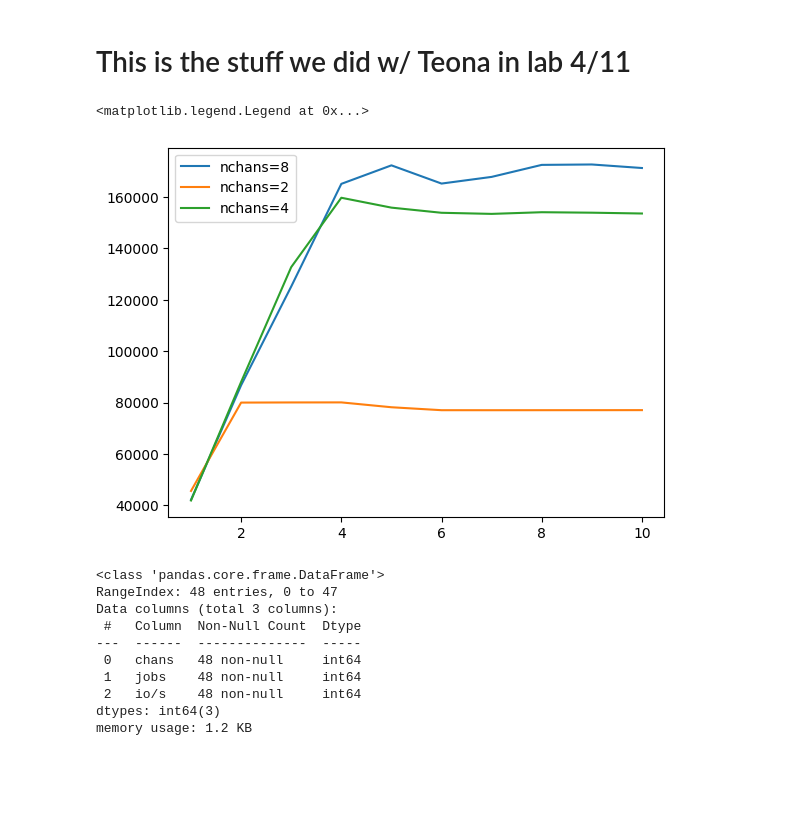
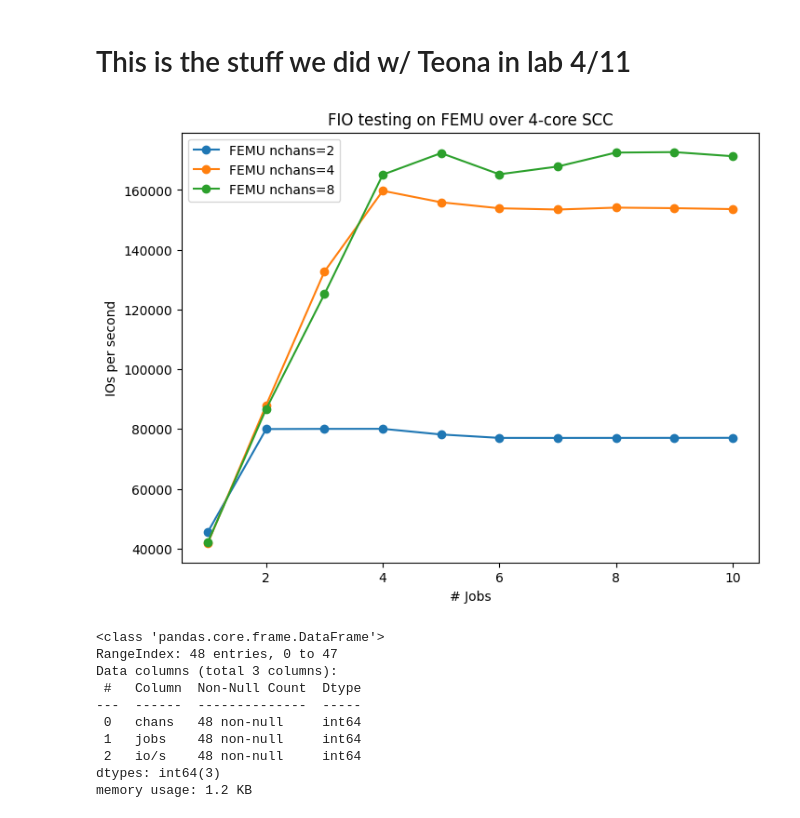
Before and after one commit to uenot/cs561-fproj-data, a Jupyter notebook: analysis.ipynb, the cells around one changed output. Drawn from its saved outputs; the diff is of its cells as text; code cells hidden in the pictures; blank space fills up the shorter version.

```diff
--- a/analysis.ipynb
+++ b/analysis.ipynb
@@ -211,17 +202,20 @@ plt.show();
 # %%
 # [285, 307, 307, 326, 322]
 # [43065, 89606, 133148, 173500, 169783]
 data = [42172, 86754, 125171, 165122, 172329, 165239, 167835, 172510, 172669, 171293]
 data2 = [45604, 79994, 80050, 80070, 78182, 77034, 77027, 77036, 77046, 77060]
 data3 = [41895, 88034, 132722, 159716, 155874, 153869, 153439, 154088, 153905, 153587]
 x = range(1, 11)
-plt.plot(x, data, label='nchans=8')
-plt.plot(x, data2, label='nchans=2')
-plt.plot(x, data3, label='nchans=4')
-plt.legend()
+fig, ax = plt.subplots(figsize=(8,6))
+ax.plot(x, data2, marker='o', label='FEMU nchans=2')
+ax.plot(x, data3, marker='o', label='FEMU nchans=4')
+ax.plot(x, data, marker='o', label='FEMU nchans=8')
+ax.set_xlabel('# Jobs')
+ax.set_ylabel('IOs per second')
+ax.set_title('FIO testing on FEMU over 4-core SCC')
+ax.legend();
 # %% [output]
-<matplotlib.legend.Legend at 0x...>
-[figure, old version]
+[figure, new version]
 # %%
 # 32-core tests
 data = [
```
Also changed, not shown: parts of 3 cells of this notebook.
